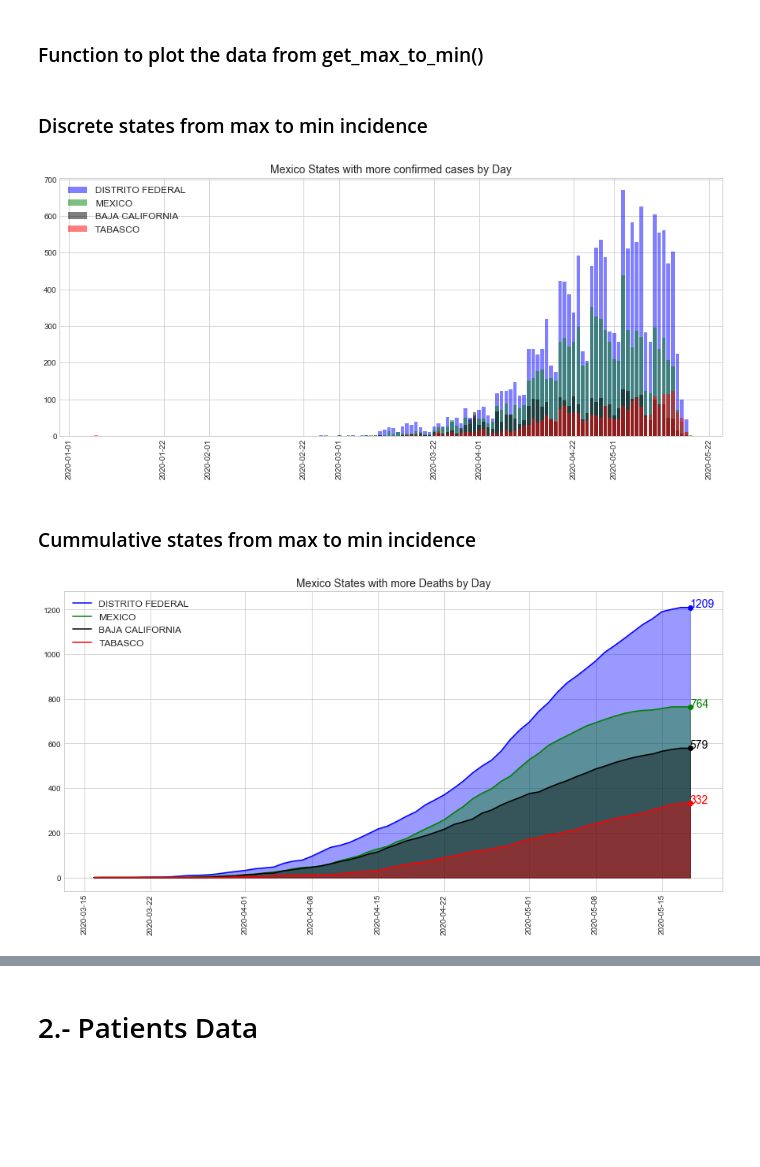
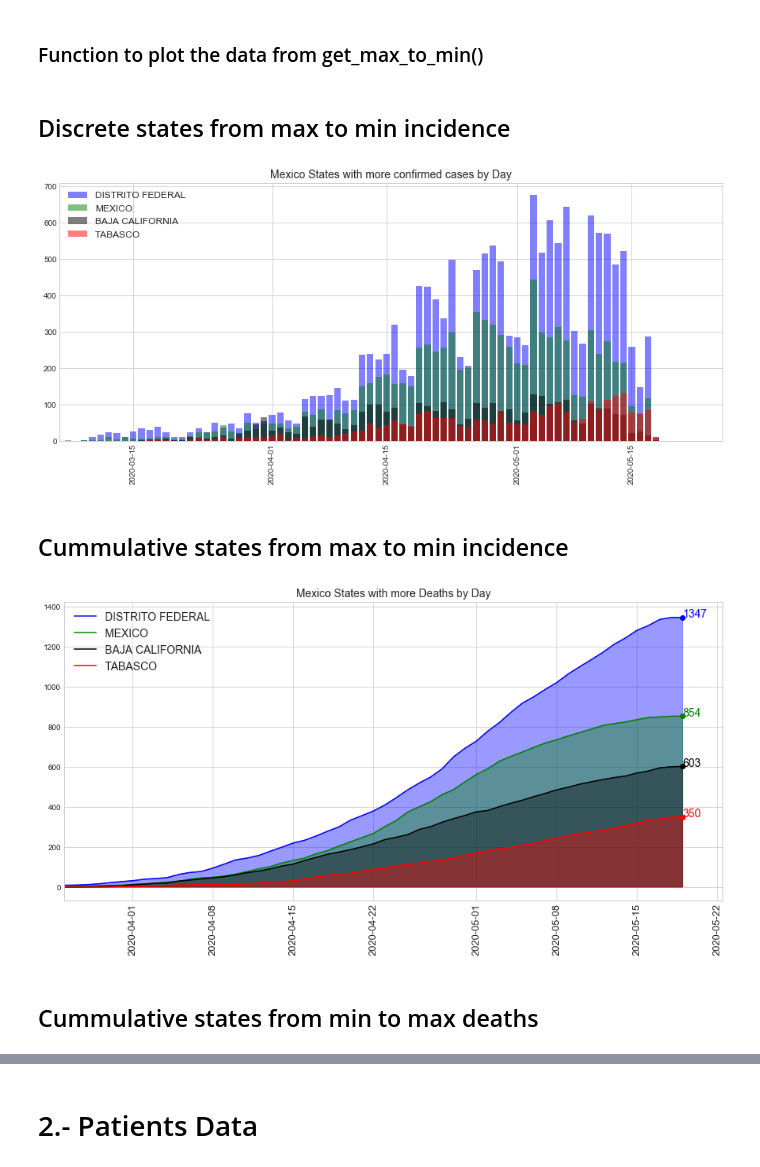
Before and after one commit to mesielepush/Covid19-Mexico-Data-Analysis-Jupyter-Notebook, a Jupyter notebook: MexicoCovidDescriptiveGeneral.ipynb, the cells around one changed output, grey strips where cells are left out. Cells and saved outputs as stored; diff of their text form; code cells hidden in the pictures; blank space fills up the shorter version.

```diff
--- a/MexicoCovidDescriptiveGeneral.ipynb
+++ b/MexicoCovidDescriptiveGeneral.ipynb
@@ -233,38 +256,57 @@ from data_helpers import get_max_to_min, get_max_to_min_names, get_min_to_max_na
 # Raw_data is the database of origin: deaths, confirmed, etc...
 # N is the number of states that will be plotted
 # If the Discrete parameter is False then cummulative data will be plotted
+# reverse is set to True the min to max will be plotted
 
-def plot_all(raw_data,n=None, discrete=True, title='No title',colors = None):
+def plot_max_to_min(raw_data,
+                    n = None,
+                    discrete = True,
+                    title = None,
+                    colors = None,
+                    trim = None,
+                    include_national = False,
+                    reverse = False):
+
+    names = get_max_to_min(raw_data, include_national = include_national, reverse = reverse)[0][:n]
+    data = []
+    for name in names:
+        data.append((name,raw_data))
 
     if discrete:
-        data, names = get_max_to_min(raw_data,n=n,discrete=True)
+
         plot_discrete(data = data,
-                      names = names,
                       colors = colors,
-                      title = title)
+                      title = title,
+                      trim = trim)
     else:
-        data, names = get_max_to_min(raw_data,n=n,discrete=False)
+
         plot_cummulative(data = data,
-                         names = names,
                          colors = colors,
-                         title = title)
+                         title = title,
+                         trim = trim)
 # %% [markdown]
-### Discrete states from max to min incidence
+## Discrete states from max to min incidence
 # %%
-plot_all(raw_data = confirmed,
-         n=4,
-         colors= ['b','g','black','r'],
-         discrete=True,
-         title='Mexico States with more confirmed cases by Day')
+plot_max_to_min(raw_data = confirmed,
+                n=4,
+                colors= ['b','g','black','r'],
+                discrete=True,
+                title='Mexico States with more confirmed cases by Day',
+                trim=60,
+                reverse = False)
 # %% [output]
-[figure, old version]
+[figure, new version]
 # %% [markdown]
-### Cummulative states from max to min incidence
+## Cummulative states from max to min incidence
 # %%
-plot_all(raw_data = deaths,
-         n=4,
-         discrete=False,
-         colors= ['b','g','black','r'],
-         title='Mexico States with more Deaths by Day')
+plot_max_to_min(raw_data = deaths,
+                n=4,
+                discrete=False,
+                colors= ['b','g','black','r'],
+                title='Mexico States with more Deaths by Day',
+                trim=10,
+                reverse = False)
 # %% [output]
-[figure, old version]
+[figure, new version]
+# %% [markdown]
+## Cummulative states from min to max deaths
```
Also changed, not shown: parts of 49 cells of this notebook, 1 other file.
